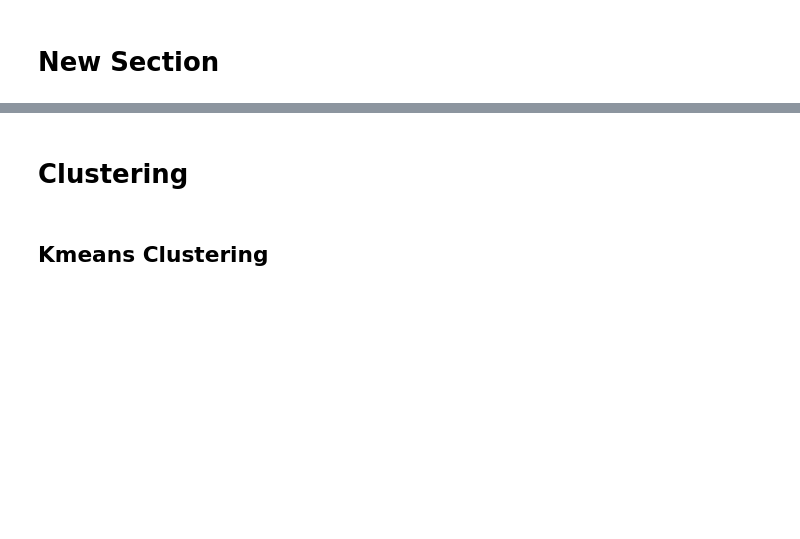
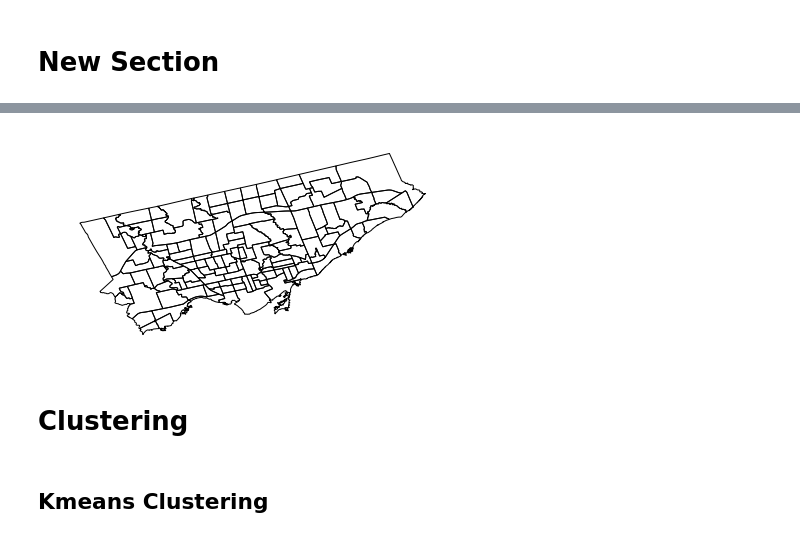
Before and after one commit to Simha-Kalimipalli/toronto-hoods-housing, a Jupyter notebook: Untitled0.ipynb, the cells around one changed output, grey strips where cells are left out. Drawn from its saved outputs; the diff is of its cells as text; code cells hidden in the pictures; blank space fills up the shorter version.

```diff
--- a/Untitled0.ipynb
+++ b/Untitled0.ipynb
@@ -8,3 +8,18 @@ import pandas as pd
 import numpy as np
 import matplotlib.pyplot as plt
 %matplotlib inline
+# %%
+# Import the geopandas and geoplot libraries
+!pip install geopandas
+!pip install geoplot
+import geopandas as gpd
+import geoplot as gplt
+import pandas as pd
+
+import seaborn as sns
+# Load the json file with county coordinates
+geoData = gpd.read_file("drive/My Drive/development/MachineLearning/Neighborhoods/neighbourhoods.geojson")
+
+# Basic plot with just county outlines
+gplt.polyplot(geoData, figsize=(20, 4));
+# %% [output]
@@ -11,3 +43,4 @@ import matplotlib.pyplot as plt
+[figure, added]
 # %% [markdown]
 
 # Clustering
```
Also changed, not shown: parts of 4 cells of this notebook.
